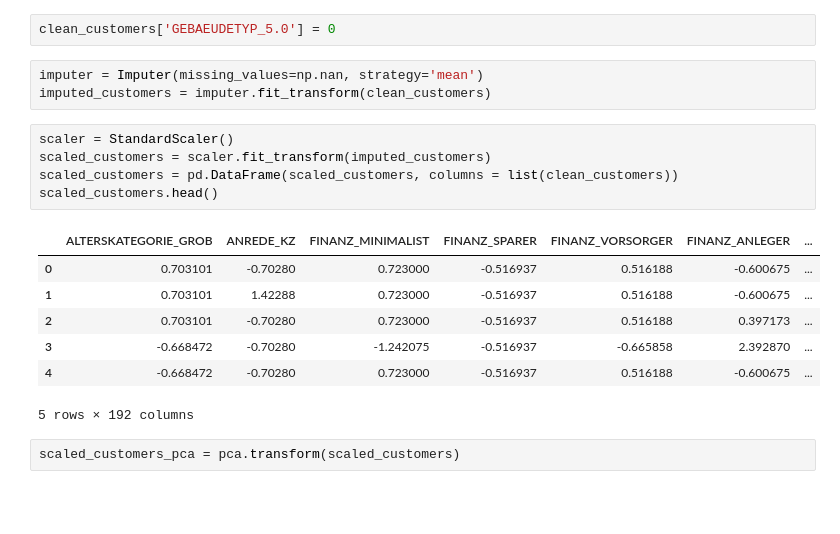
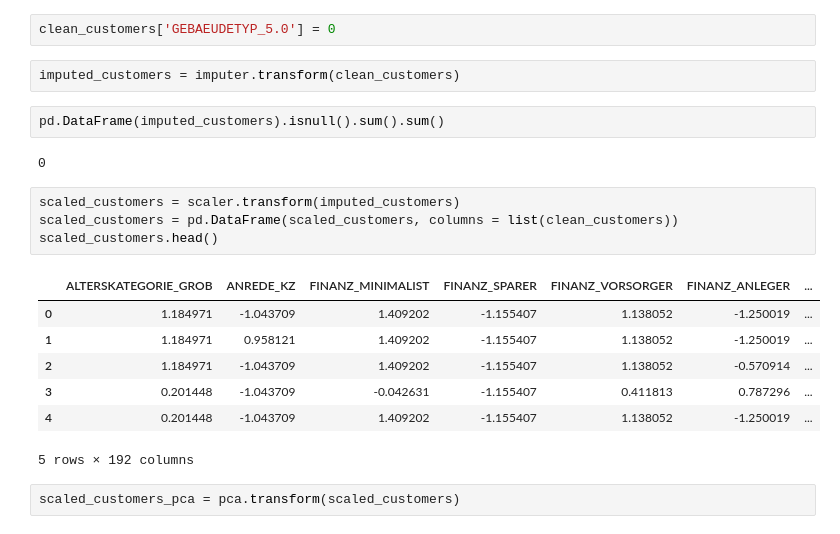
Before and after one commit to AkihiroNomura/ML-Pytorch-ND, a Jupyter notebook: project3/Identify_Customer_Segments.ipynb, the cells around one changed output. Drawn from its saved outputs; the diff is of its cells as text; blank space fills up the shorter version.

```diff
--- a/project3/Identify_Customer_Segments.ipynb
+++ b/project3/Identify_Customer_Segments.ipynb
@@ -1037,21 +1037,23 @@ print(difference(list1, list2))
 ['GEBAEUDETYP_5.0']
 # %%
 clean_customers['GEBAEUDETYP_5.0'] = 0
-# %%
-imputer = Imputer(missing_values=np.nan, strategy='mean')
-imputed_customers = imputer.fit_transform(clean_customers)
+# %%
+imputed_customers = imputer.transform(clean_customers)
+# %%
+pd.DataFrame(imputed_customers).isnull().sum().sum()
+# %% [output]
+0
 # %%
-scaler = StandardScaler()
-scaled_customers = scaler.fit_transform(imputed_customers)
+scaled_customers = scaler.transform(imputed_customers)
 scaled_customers = pd.DataFrame(scaled_customers, columns = list(clean_customers))
 scaled_customers.head()
 # %% [output]
 |  | ALTERSKATEGORIE_GROB | ANREDE_KZ | FINANZ_MINIMALIST | FINANZ_SPARER | FINANZ_VORSORGER | FINANZ_ANLEGER | ... |
-| 0 | 0.703101 | -0.70280 | 0.723000 | -0.516937 | 0.516188 | -0.600675 | ... |
-| 1 | 0.703101 | 1.42288 | 0.723000 | -0.516937 | 0.516188 | -0.600675 | ... |
-| 2 | 0.703101 | -0.70280 | 0.723000 | -0.516937 | 0.516188 | 0.397173 | ... |
-| 3 | -0.668472 | -0.70280 | -1.242075 | -0.516937 | -0.665858 | 2.392870 | ... |
-| 4 | -0.668472 | -0.70280 | 0.723000 | -0.516937 | 0.516188 | -0.600675 | ... |
+| 0 | 1.184971 | -1.043709 | 1.409202 | -1.155407 | 1.138052 | -1.250019 | ... |
+| 1 | 1.184971 | 0.958121 | 1.409202 | -1.155407 | 1.138052 | -1.250019 | ... |
+| 2 | 1.184971 | -1.043709 | 1.409202 | -1.155407 | 1.138052 | -0.570914 | ... |
+| 3 | 0.201448 | -1.043709 | -0.042631 | -1.155407 | 0.411813 | 0.787296 | ... |
+| 4 | 0.201448 | -1.043709 | 1.409202 | -1.155407 | 1.138052 | -1.250019 | ... |
 5 rows × 192 columns
 # %%
 scaled_customers_pca = pca.transform(scaled_customers)
```
Also changed, not shown: parts of 11 cells of this notebook, 1 other file.
